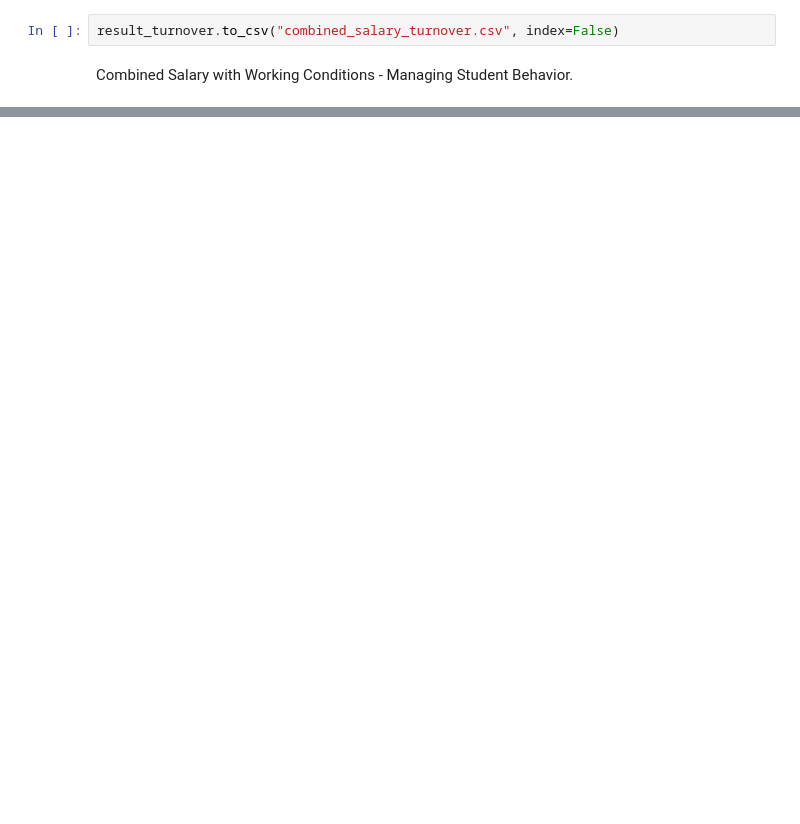
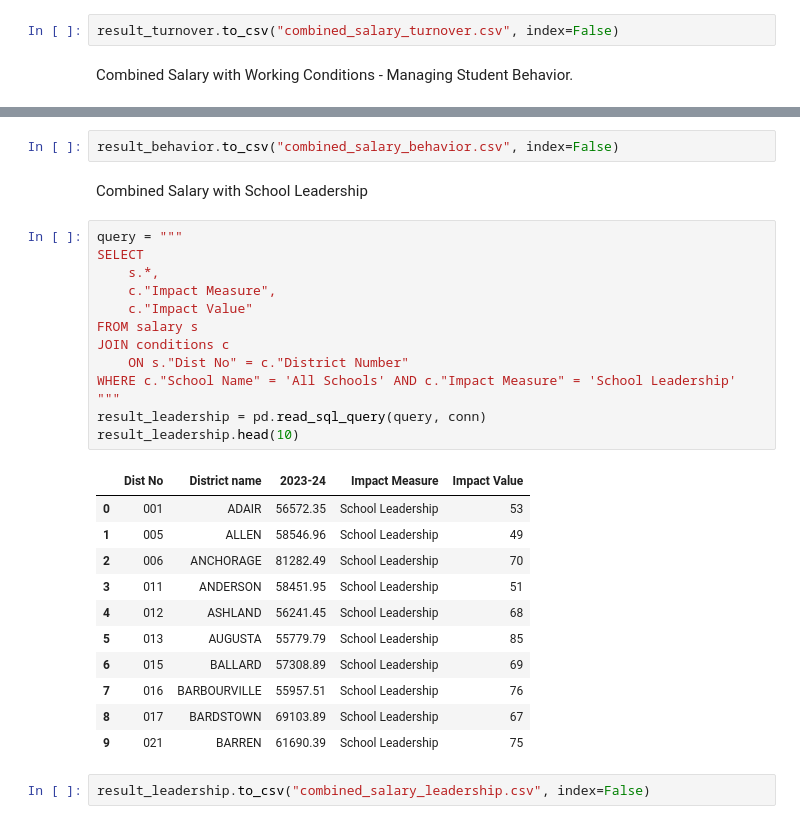
Before and after one commit to LucyHCollins/Teacher_Turnover, a Jupyter notebook: Teacher_Turnover.ipynb, the cells around one changed output, grey strips where cells are left out. Drawn from its saved outputs; the diff is of its cells as text; blank space fills up the shorter version.

```diff
--- a/Teacher_Turnover.ipynb
+++ b/Teacher_Turnover.ipynb
@@ -262,0 +283,31 @@ result_behavior.head(10)
+# %%
+result_behavior.to_csv("combined_salary_behavior.csv", index=False)
+# %% [markdown]
+Combined Salary with School Leadership
+# %%
+query = """
+SELECT
+    s.*,
+    c."Impact Measure",
+    c."Impact Value"
+FROM salary s
+JOIN conditions c
+    ON s."Dist No" = c."District Number"
+WHERE c."School Name" = 'All Schools' AND c."Impact Measure" = 'School Leadership'
+"""
+result_leadership = pd.read_sql_query(query, conn)
+result_leadership.head(10)
+# %% [output]
+|  | Dist No | District name | 2023-24 | Impact Measure | Impact Value |
+| 0 | 001 | ADAIR | 56572.35 | School Leadership | 53 |
+| 1 | 005 | ALLEN | 58546.96 | School Leadership | 49 |
+| 2 | 006 | ANCHORAGE | 81282.49 | School Leadership | 70 |
+| 3 | 011 | ANDERSON | 58451.95 | School Leadership | 51 |
+| 4 | 012 | ASHLAND | 56241.45 | School Leadership | 68 |
+| 5 | 013 | AUGUSTA | 55779.79 | School Leadership | 85 |
+| 6 | 015 | BALLARD | 57308.89 | School Leadership | 69 |
+| 7 | 016 | BARBOURVILLE | 55957.51 | School Leadership | 76 |
+| 8 | 017 | BARDSTOWN | 69103.89 | School Leadership | 67 |
+| 9 | 021 | BARREN | 61690.39 | School Leadership | 75 |
+# %%
+result_leadership.to_csv("combined_salary_leadership.csv", index=False)
```
Also changed, not shown: parts of 8 cells of this notebook, 8 other files.
